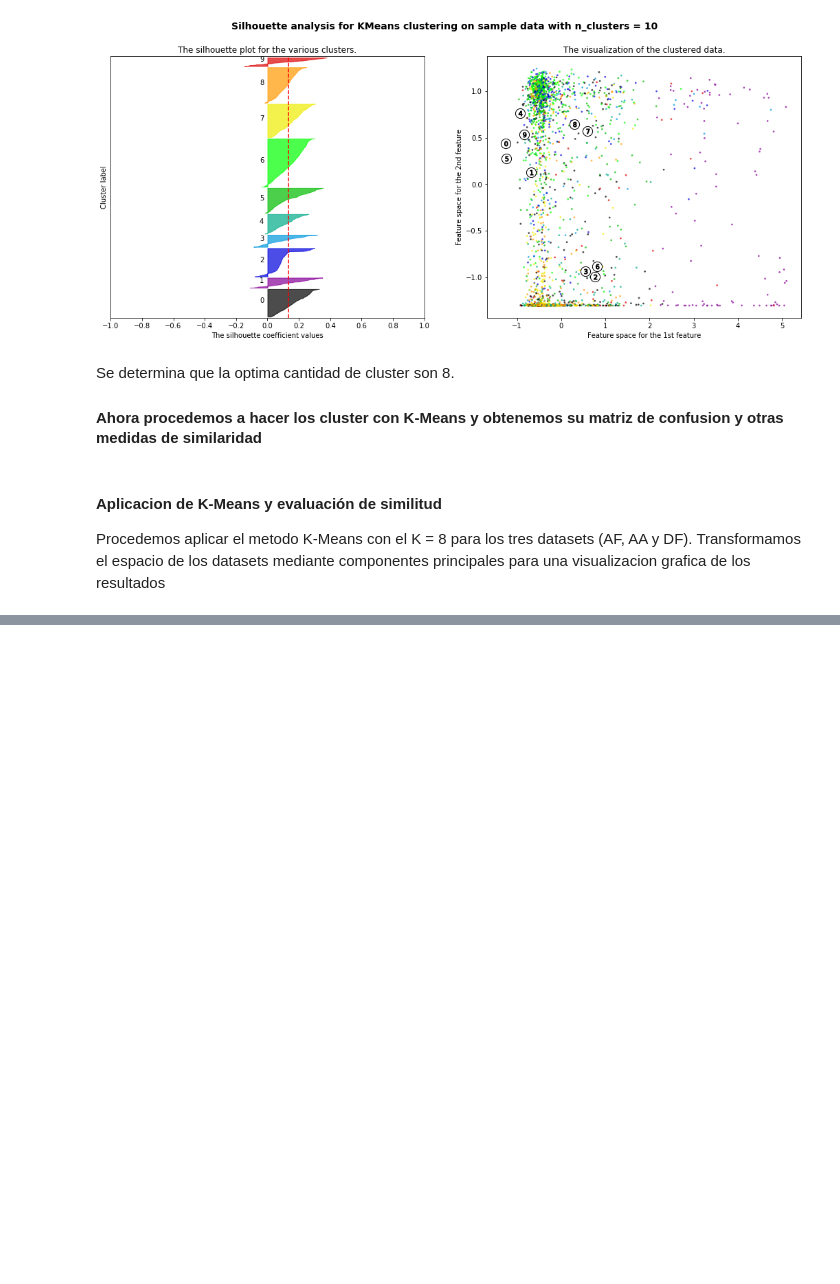
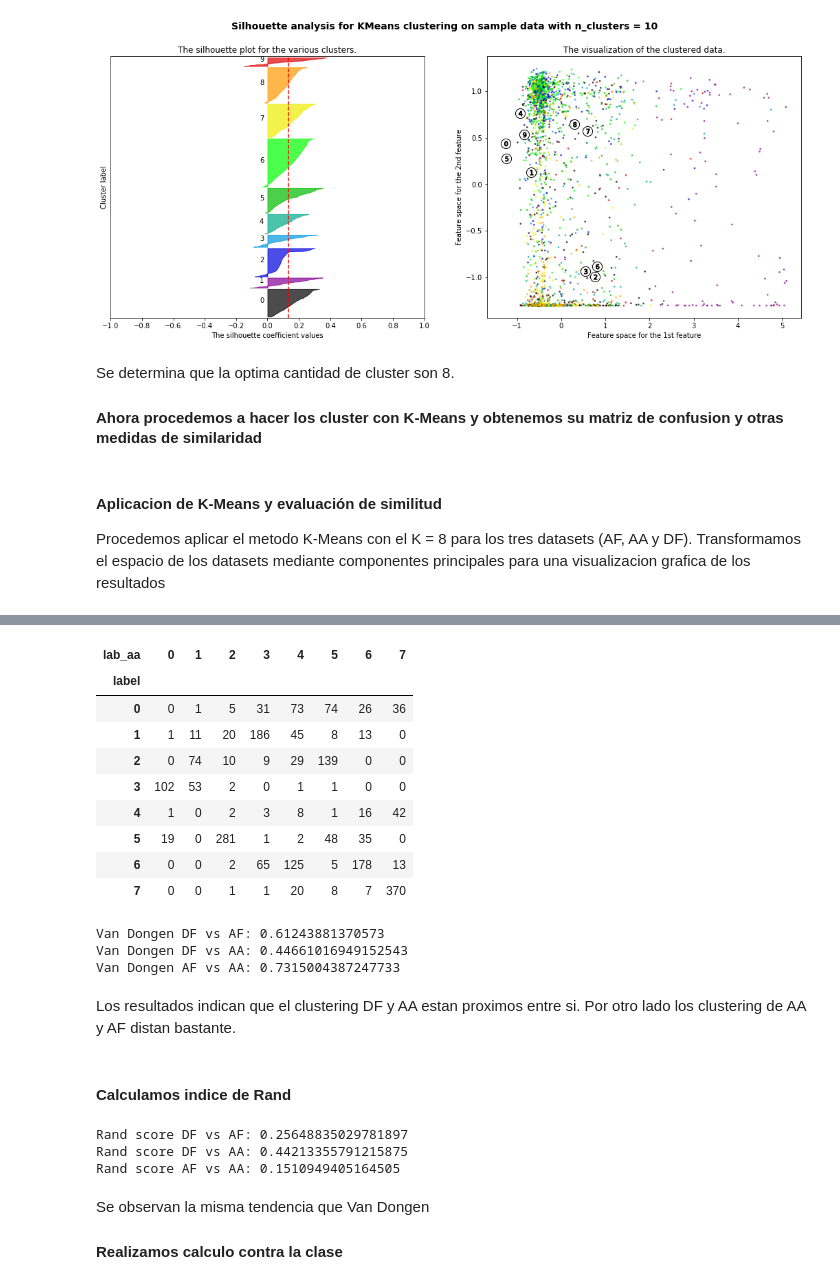
Before and after one commit to jduqer/TP01-CyT, a Jupyter notebook: TP1_v0.ipynb, the cells around one changed output, grey strips where cells are left out. Drawn from its saved outputs; the diff is of its cells as text; code cells hidden in the pictures; blank space fills up the shorter version.

```diff
--- a/TP1_v0.ipynb
+++ b/TP1_v0.ipynb
@@ -367,0 +414,64 @@ plt.show()
+# %%
+def vanDongen(ct):
+    n2=2*(sum(ct.apply(sum,axis=1)))
+    sumi = sum(ct.apply(np.max,axis=1))
+    sumj = sum(ct.apply(np.max,axis=0))
+    maxsumi = np.max(ct.apply(sum,axis=1))
+    maxsumj = np.max(ct.apply(sum,axis=0))
+    vd = (n2 - sumi - sumj)/(n2 - maxsumi - maxsumj)
+    return vd
+
+af_km = result['af_std']
+aa_km = result['aa_std']
+df_km = result['df']
+
+af_km=af_km[af_km.index.isin(df_km.index)]
+aa_km=aa_km[aa_km.index.isin(df_km.index)]
+
+df_km['lab_af']=af_km['label']
+df_km['lab_aa']=aa_km['label']
+
+ct1 = pd.crosstab(df_km['label'], df_km['lab_af'])
+ct2 = pd.crosstab(df_km['label'], df_km['lab_aa'])
+ct3 = pd.crosstab(df_km['lab_af'], df_km['lab_aa'])
+ct2
+# %% [output]
+| lab_aa | 0 | 1 | 2 | 3 | 4 | 5 | 6 | 7 |
+| label |  |  |  |  |  |  |  |  |
+| 0 | 0 | 1 | 5 | 31 | 73 | 74 | 26 | 36 |
+| 1 | 1 | 11 | 20 | 186 | 45 | 8 | 13 | 0 |
+| 2 | 0 | 74 | 10 | 9 | 29 | 139 | 0 | 0 |
+| 3 | 102 | 53 | 2 | 0 | 1 | 1 | 0 | 0 |
+| 4 | 1 | 0 | 2 | 3 | 8 | 1 | 16 | 42 |
+| 5 | 19 | 0 | 281 | 1 | 2 | 48 | 35 | 0 |
+| 6 | 0 | 0 | 2 | 65 | 125 | 5 | 178 | 13 |
+| 7 | 0 | 0 | 1 | 1 | 20 | 8 | 7 | 370 |
+# %%
+print("Van Dongen DF vs AF:", vanDongen(ct1))
+print("Van Dongen DF vs AA:", vanDongen(ct2))
+print("Van Dongen AF vs AA:", vanDongen(ct3))
+# %% [output]
+Van Dongen DF vs AF: 0.61243881370573
+Van Dongen DF vs AA: 0.44661016949152543
+Van Dongen AF vs AA: 0.7315004387247733
+# %% [markdown]
+Los resultados indican que el clustering DF y AA estan proximos entre si.
+Por otro lado los clustering de AA y AF distan bastante.
+# %% [markdown]
+#### Calculamos indice de Rand
+# %%
+ari1 = adjusted_rand_score(df_km['label'], df_km['lab_af'])
+ari2 = adjusted_rand_score(df_km['label'], df_km['lab_aa'])
+ari3 = adjusted_rand_score(df_km['lab_af'], df_km['lab_aa'])
+
+print("Rand score DF vs AF:", ari1)
+print("Rand score DF vs AA:", ari2)
+print("Rand score AF vs AA:", ari3)
+# %% [output]
+Rand score DF vs AF: 0.25648835029781897
+Rand score DF vs AA: 0.44213355791215875
+Rand score AF vs AA: 0.1510949405164505
+# %% [markdown]
+Se observan la misma tendencia que Van Dongen
+
+#### Realizamos calculo contra la clase
```
Also changed, not shown: parts of 7 cells of this notebook.
